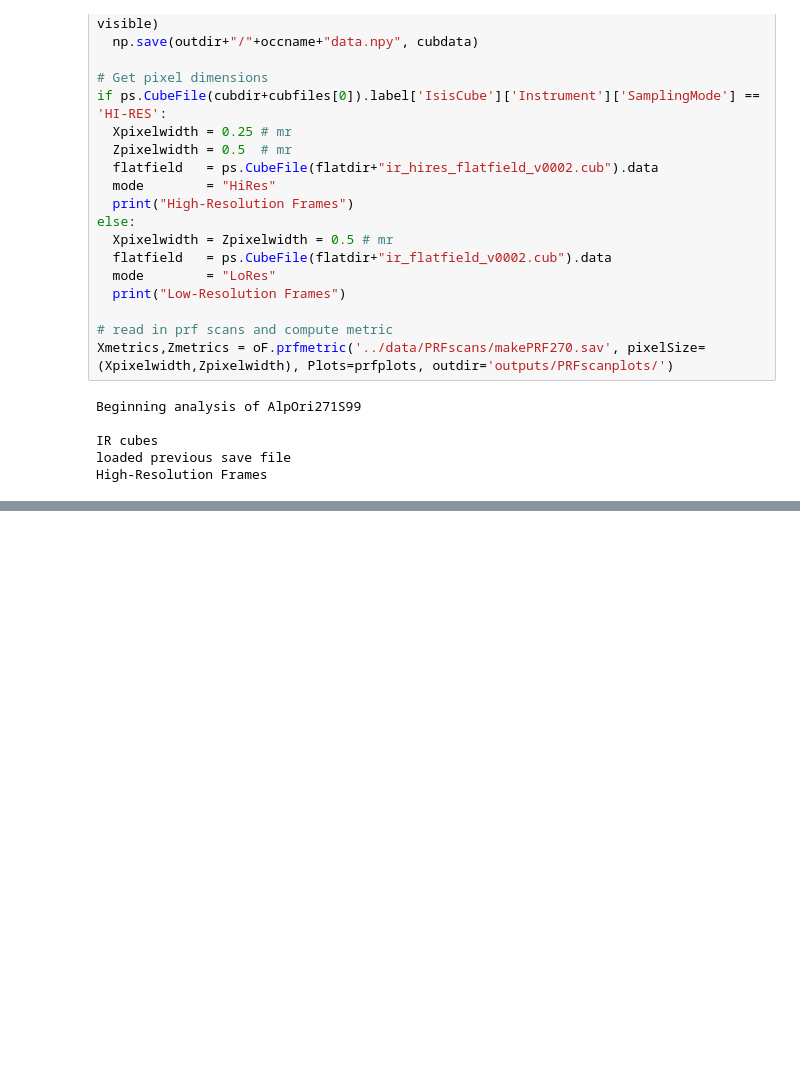
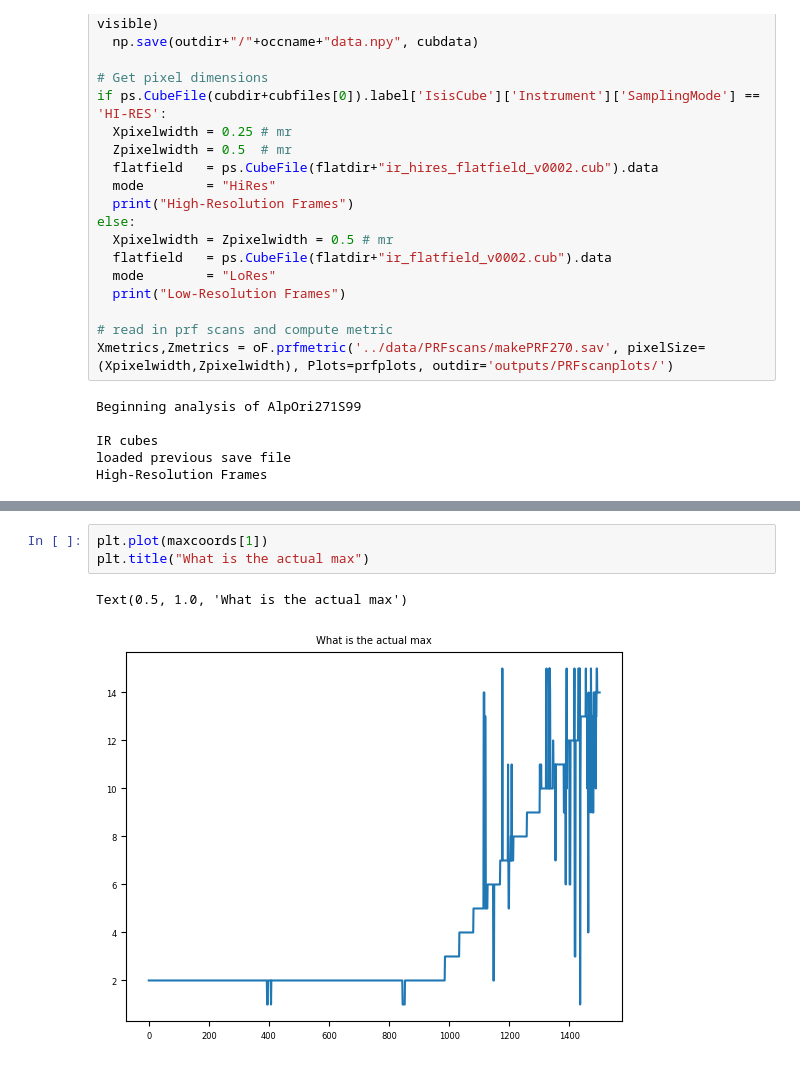
Before and after one commit to AnIndefiniteArticle/slapvisos, a Jupyter notebook: Untitled.ipynb, the cells around one changed output, grey strips where cells are left out. Cells and saved outputs as stored; diff of their text form; blank space fills up the shorter version.

```diff
--- a/Untitled.ipynb
+++ b/Untitled.ipynb
@@ -72 +136,7 @@ finding the transition frames in X
+# %%
+plt.plot(maxcoords[1])
+plt.title("What is the actual max")
+# %% [output]
+Text(0.5, 1.0, 'What is the actual max')
+[figure, added]
 # %%
```
Also changed, not shown: parts of 23 cells of this notebook, 1 other file.
